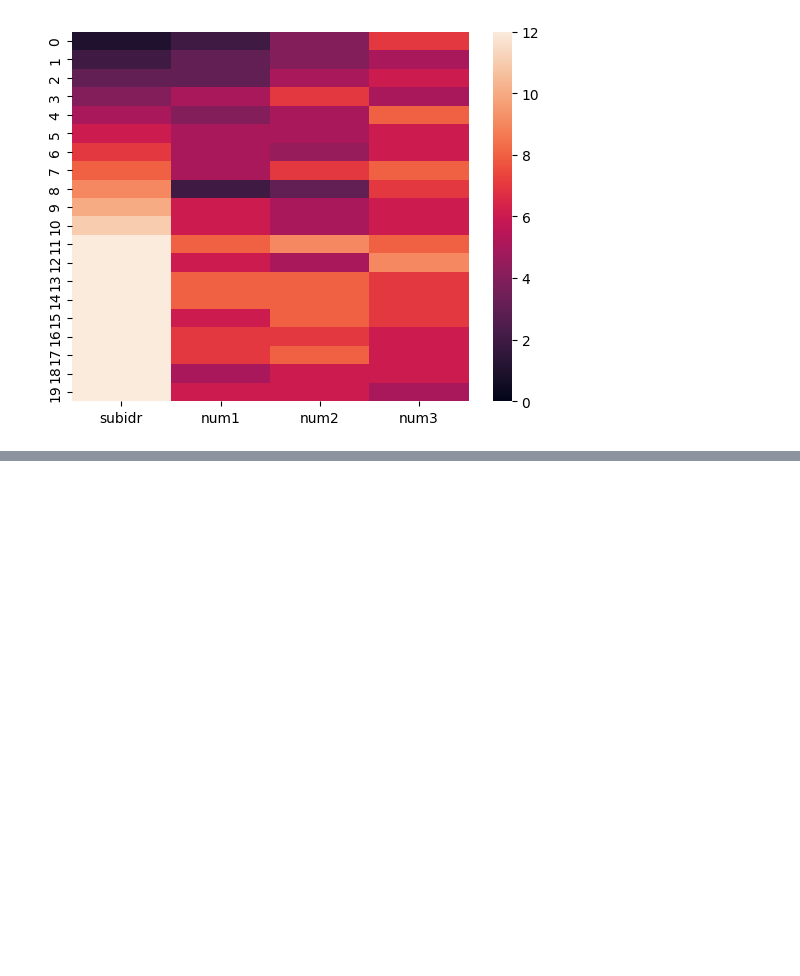
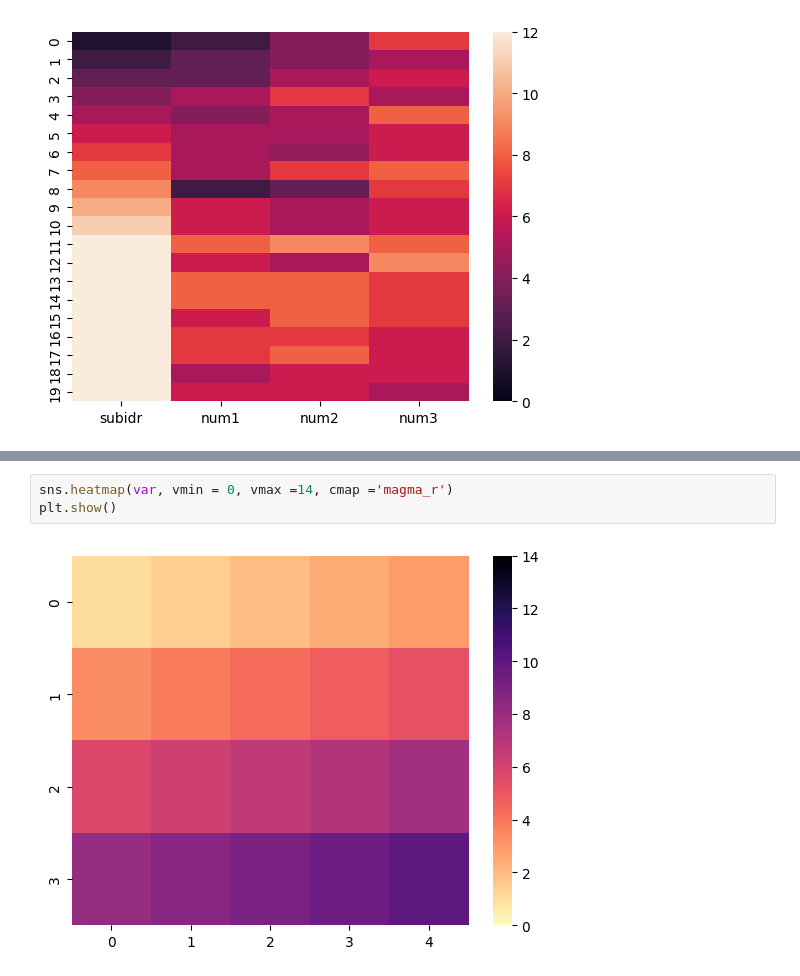
Before and after one commit to AbhayMadhukarChintamwar/DataScience_Learning, a Jupyter notebook: Seaborn/HeatMap_Plot.ipynb, the cells around one changed output, grey strips where cells are left out. Drawn from its saved outputs; the diff is of its cells as text; blank space fills up the shorter version.

```diff
--- a/Seaborn/HeatMap_Plot.ipynb
+++ b/Seaborn/HeatMap_Plot.ipynb
@@ -117,0 +146,5 @@ plt.show()
+# %%
+sns.heatmap(var, vmin = 0, vmax =14, cmap ='magma_r')
+plt.show()
+# %% [output]
+[figure, added]
```
Also changed, not shown: parts of 21 cells of this notebook.
